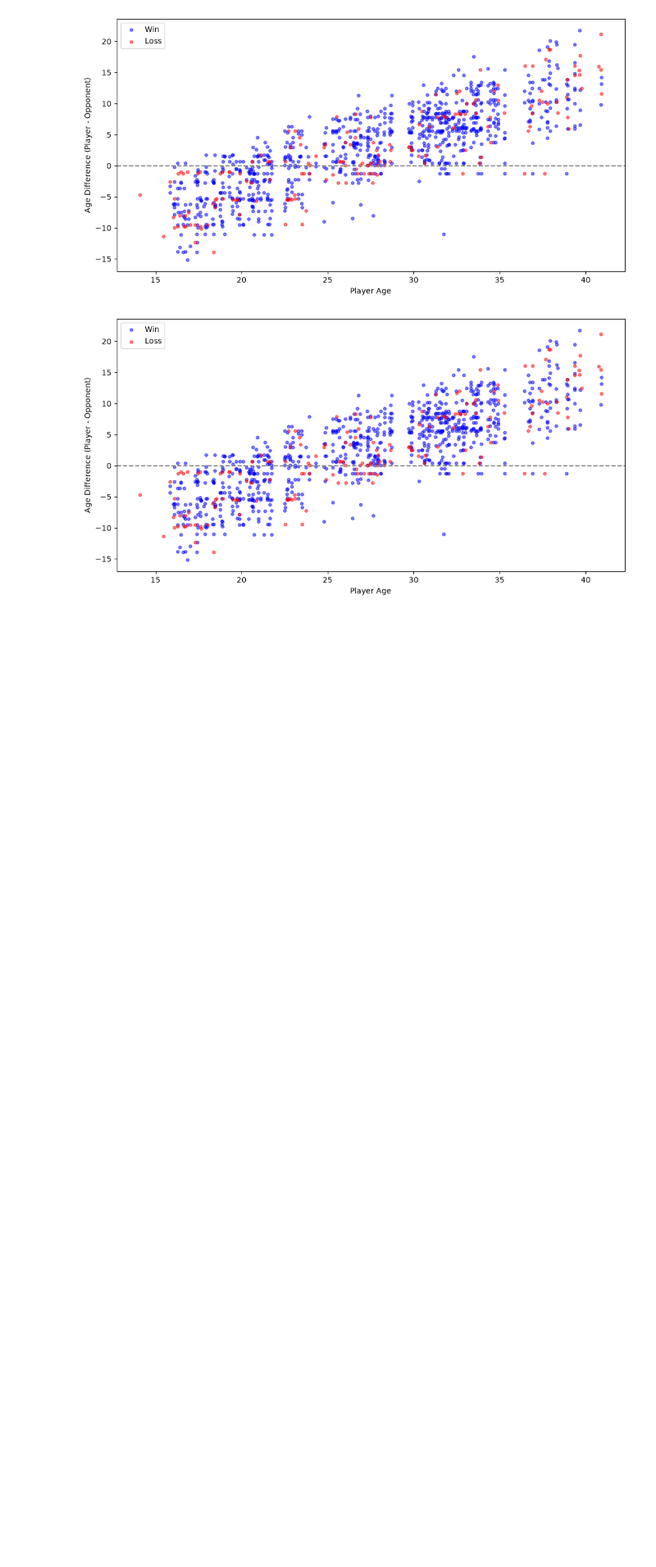
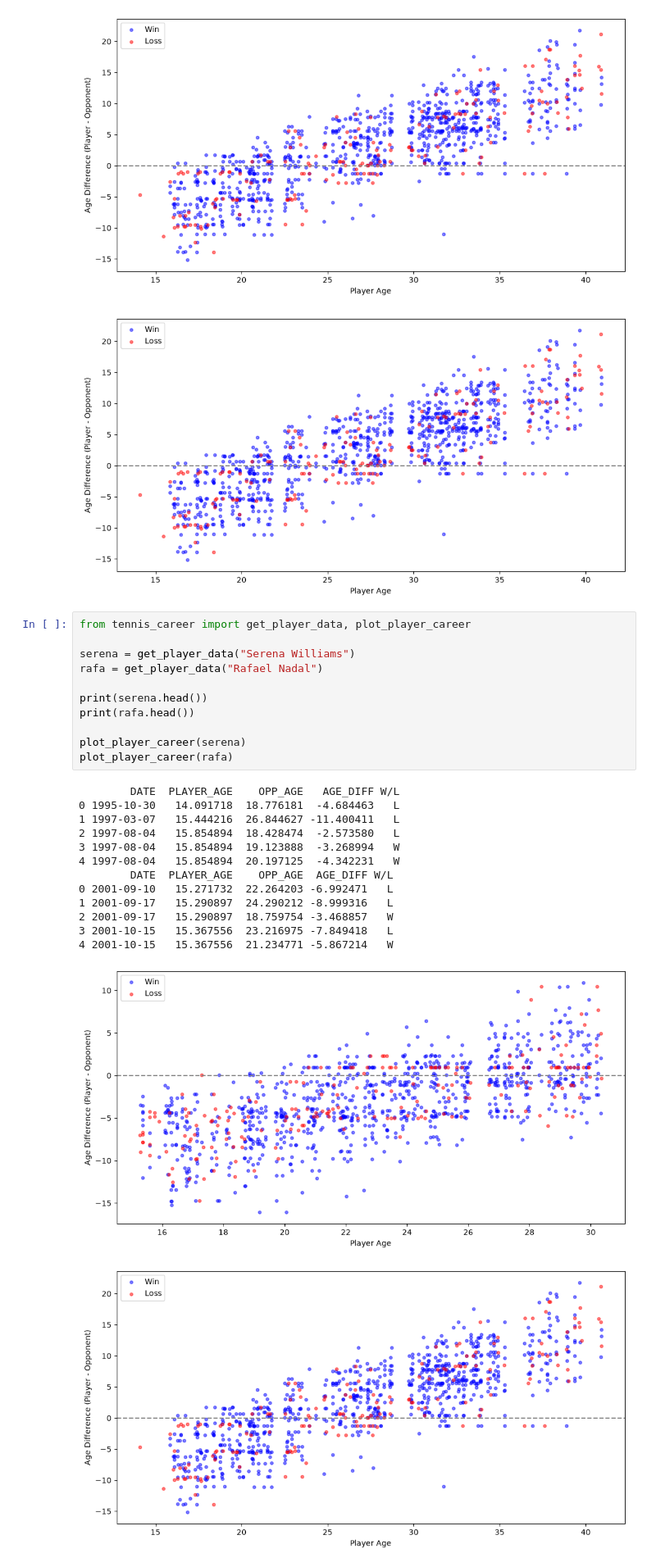
Before and after one commit to UCB-stat159-f26/hw03-2-alexamunoz12, a Jupyter notebook: src/tennis_career/test_package.ipynb, the cells around one changed output. Shown at 82% size. Cells and saved outputs as stored; diff of their text form; blank space fills up the shorter version.

```diff
--- a/src/tennis_career/test_package.ipynb
+++ b/src/tennis_career/test_package.ipynb
@@ -95,3 +95,29 @@ plot_player_career(serena)
 # %% [output]
 [figure]
 [figure]
+# %%
+from tennis_career import get_player_data, plot_player_career
+
+serena = get_player_data("Serena Williams")
+rafa = get_player_data("Rafael Nadal")
+
+print(serena.head())
+print(rafa.head())
+
+plot_player_career(serena)
+plot_player_career(rafa)
+# %% [output]
+        DATE  PLAYER_AGE    OPP_AGE   AGE_DIFF W/L
+0 1995-10-30   14.091718  18.776181  -4.684463   L
+1 1997-03-07   15.444216  26.844627 -11.400411   L
+2 1997-08-04   15.854894  18.428474  -2.573580   L
+3 1997-08-04   15.854894  19.123888  -3.268994   W
+4 1997-08-04   15.854894  20.197125  -4.342231   W
+        DATE  PLAYER_AGE    OPP_AGE  AGE_DIFF W/L
+0 2001-09-10   15.271732  22.264203 -6.992471   L
+1 2001-09-17   15.290897  24.290212 -8.999316   L
+2 2001-09-17   15.290897  18.759754 -3.468857   W
+3 2001-10-15   15.367556  23.216975 -7.849418   L
+4 2001-10-15   15.367556  21.234771 -5.867214   W
+[figure, added]
+[figure, added]
```
Also changed, not shown: parts of 2 cells of this notebook, 1 other file.
